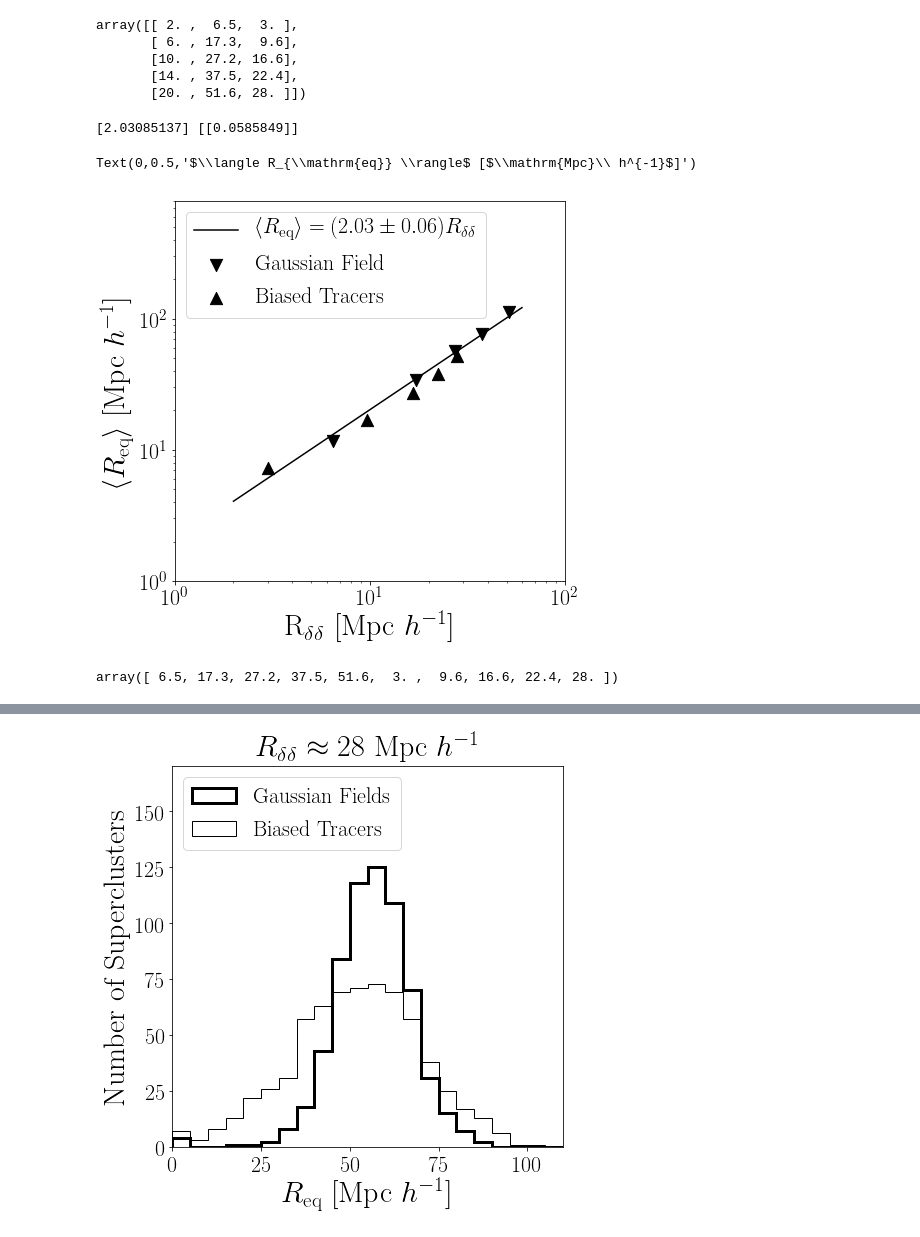
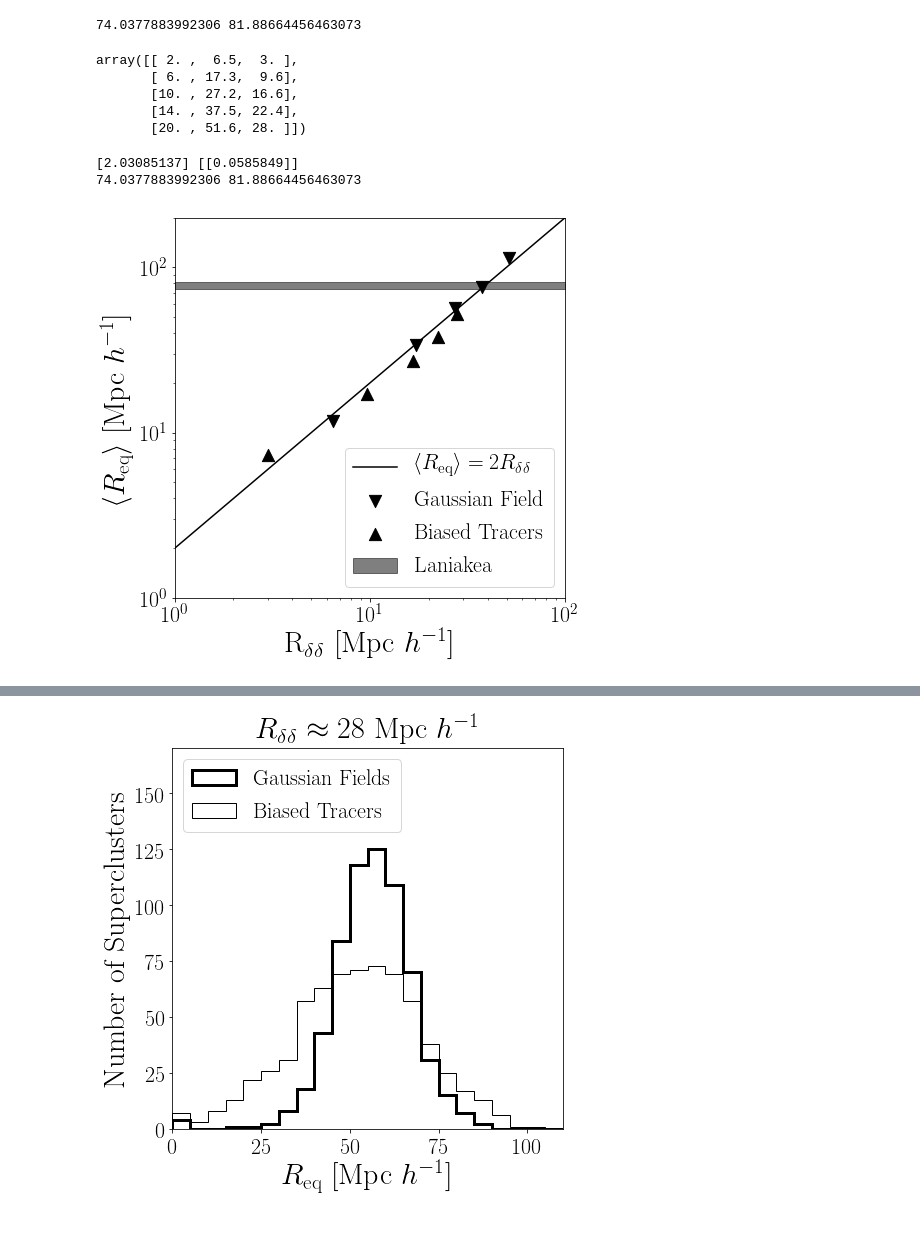
Before and after one commit to astroandes/WatershedDivergenceSuperclusters, a Jupyter notebook: nb/plot_watershed_counts.ipynb, the cells around one changed output, grey strips where cells are left out. Cells and saved outputs as stored; diff of their text form; code cells hidden in the pictures.

Commit message:
two new plots

```diff
--- a/nb/plot_watershed_counts.ipynb
+++ b/nb/plot_watershed_counts.ipynb
@@ -28,6 +28,15 @@ def watershed_summary(filename):
     cluster_radius = (3.0*(cluster_n_size*(720/320)**3)/(4.0*np.pi))**(1/3)
     return {'mean_radius':np.mean(cluster_radius), 'std_radius':np.std(cluster_radius),
             'N':len(cluster_n_size), 'max_radius':np.max(cluster_radius)}
+# %%
+laniakea_vol_min = 1.7E6 # in (Mpc/h)^3
+laniakea_vol_max = 2.3E6
+laniakea_radius_min = (3.0*laniakea_vol_min/(4.0*np.pi))**(1/3)
+laniakea_radius_max = (3.0*laniakea_vol_max/(4.0*np.pi))**(1/3)
+# Numbers from https://arxiv.org/pdf/1907.06555.pdf
+print(laniakea_radius_min, laniakea_radius_max)
+# %% [output]
+74.0377883992306 81.88664456463073
 # %%
 #data = np.array([sigma_vals, half_r_mock, half_r_sim])
 length_data = np.loadtxt("correlation_length.dat")
@@ -92,33 +101,34 @@ def func(x, a):
 # %%
 plt.figure(figsize=(7,7))
 
-x = np.linspace(2,60, 100)
+x = np.linspace(1,200, 100)
 x_data = np.concatenate((length_data[:,1], length_data[:,2]))
 y_data = np.concatenate((mean_r_gauss, mean_r_abacus))
 
 plt.scatter(length_data[:,1], mean_r_gauss,
             marker="v", s=150, label="Gaussian Field",color='black')
 plt.scatter(length_data[:,2], mean_r_abacus,
            marker="^", s=150, label="Biased Tracers", color='black')
 
 popt, pcov = curve_fit(func, x_data, y_data)
 
 print(popt, np.sqrt(pcov))
 n = '({:.2f}\pm{:.2f})'.format(popt[0], np.sqrt(pcov[0,0]))
-plt.plot(x, x*popt[0],
-         label=r'$\langle R_{\mathrm{eq}} \rangle=' +n+'R_{\delta\delta}$',
+plt.plot(x, x*2,
+         label=r'$\langle R_{\mathrm{eq}} \rangle = 2 R_{\delta\delta}$',
         color='black')
-plt.legend(loc=2, fontsize=SMALL_SIZE)
+
+print(laniakea_radius_min, laniakea_radius_max)
+dd = np.linspace(1,100)
+plt.fill_between(dd, laniakea_radius_min*dd/dd, laniakea_radius_max*dd/dd, label='Laniakea', color='black', alpha=0.5)
+plt.legend(loc=4, fontsize=SMALL_SIZE)
 plt.loglog()
 plt.xlim(1,100)
-plt.ylim(1,800)
+plt.ylim(1,200)
 plt.xlabel(r"R$_{\delta\delta}$ [$\mathrm{Mpc}\ h^{-1}$]")
 plt.ylabel(r"$\langle R_{\mathrm{eq}} \rangle$ [$\mathrm{Mpc}\ h^{-1}$]")
+plt.savefig("summary_scales.pdf", bbox_inches='tight')
 # %% [output]
 [2.03085137] [[0.0585849]]
+74.0377883992306 81.88664456463073
-Text(0,0.5,'$\\langle R_{\\mathrm{eq}} \\rangle$ [$\\mathrm{Mpc}\\ h^{-1}$]')
-[figure, old version]
+[figure, new version]
-# %%
-np.concatenate((length_data[:,1], length_data[:,2]))
-# %% [output]
-array([ 6.5, 17.3, 27.2, 37.5, 51.6,  3. ,  9.6, 16.6, 22.4, 28. ])
```
Also changed, not shown: parts of 1 cell of this notebook.
